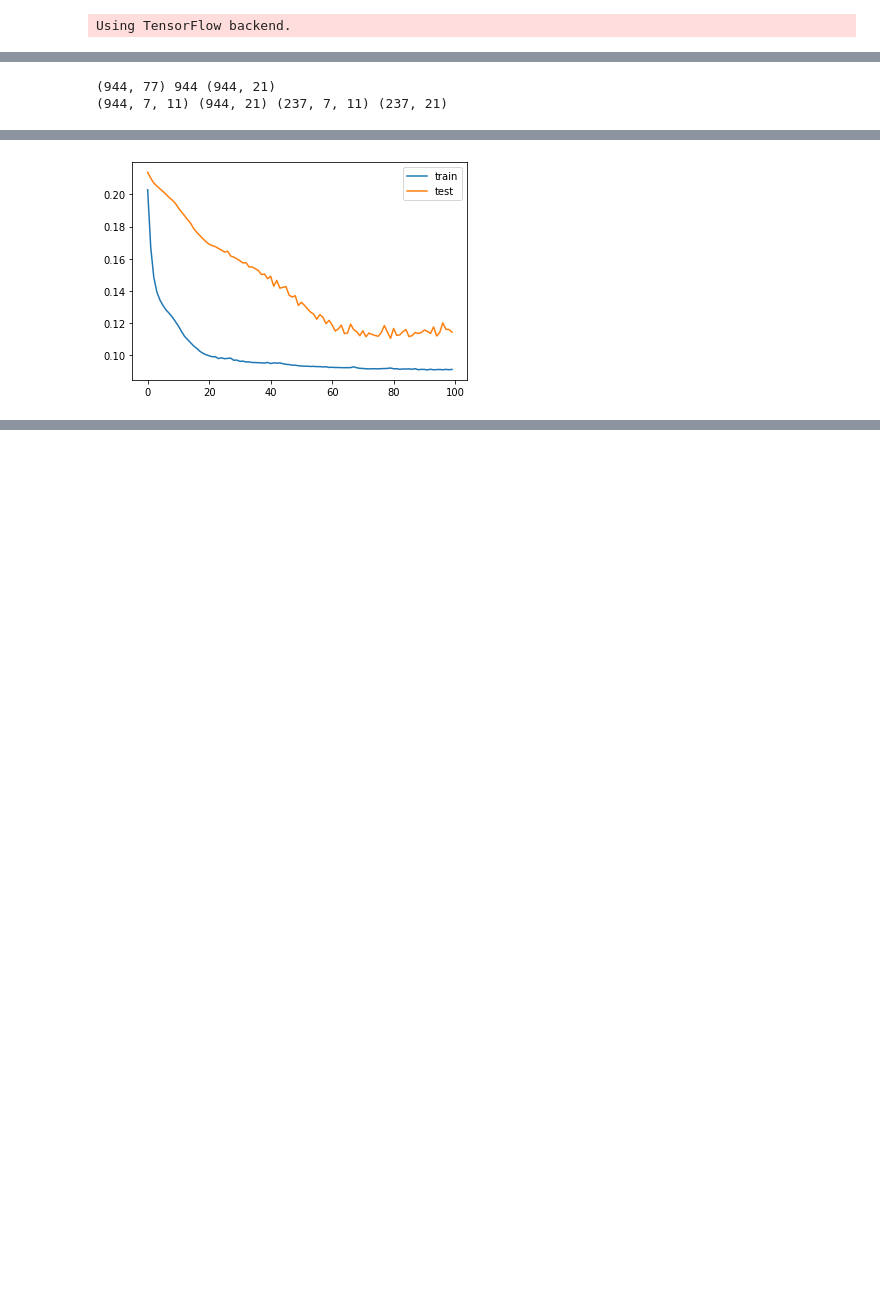
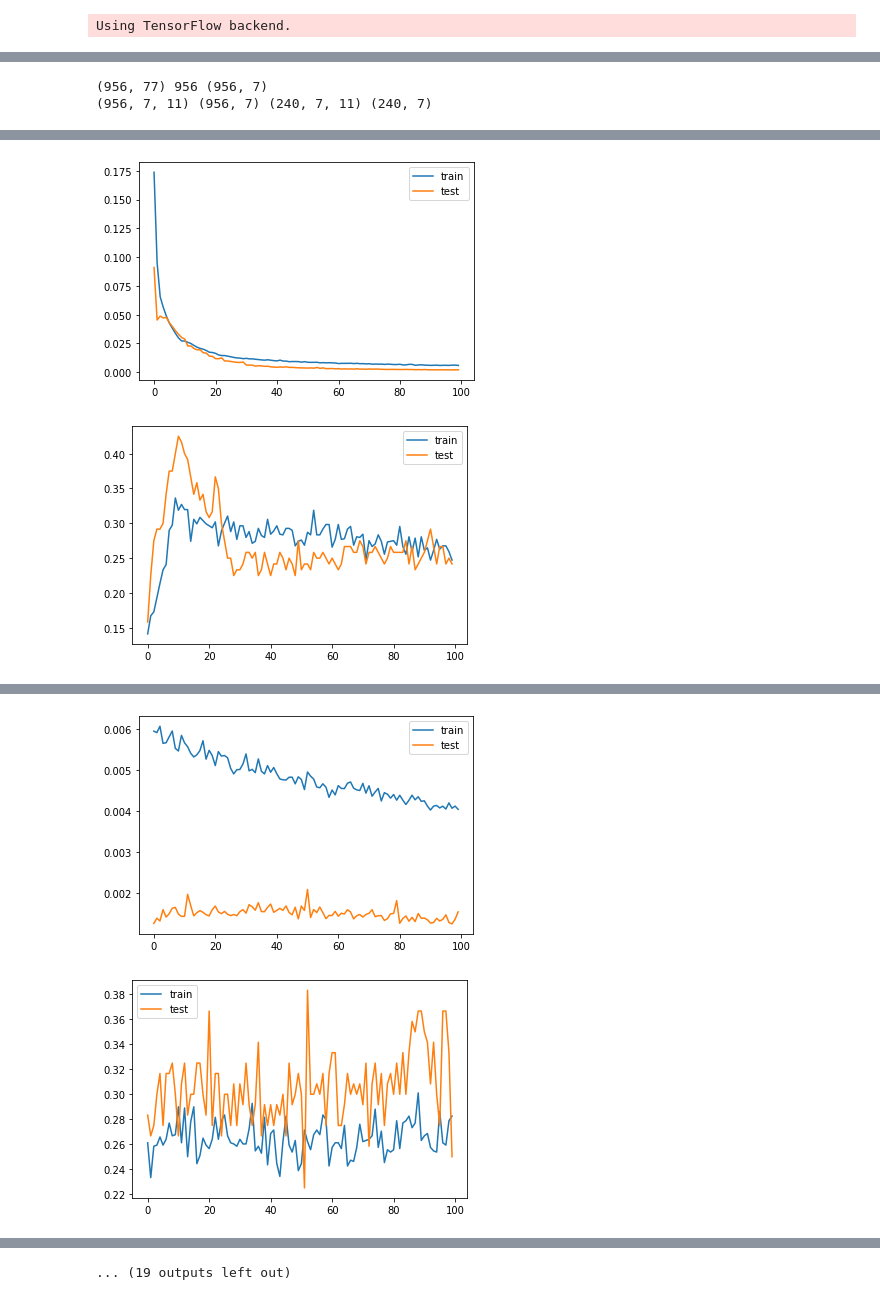
Before and after one commit to Shane-Bowen/fyp_flask_webapp, a Jupyter notebook: notebooks/Recurrent_Neural_Network_Multiple_Timesteps.ipynb, the cells around one changed output, grey strips where cells are left out. Saved outputs shown, nothing was run; the diff lists cells and outputs as text; code cells hidden in the pictures; blank space fills up the shorter version.

Commit message:
added cross-validation

```diff
--- a/notebooks/Recurrent_Neural_Network_Multiple_Timesteps.ipynb
+++ b/notebooks/Recurrent_Neural_Network_Multiple_Timesteps.ipynb
@@ -84,11 +85,7 @@ values = df.values
 # specify the number of days and features
 n_input = 7
 n_features = df.shape[1]
-n_predict = 21
-
-# integer encode direction
-#encoder = LabelEncoder()
-#values[:,3] = encoder.fit_transform(values[:,3])
+n_predict = 7
 
 # ensure all data is float
 values = values.astype('float32')
@@ -106,7 +103,7 @@ print(reframed.shape)
 # split into train and test sets
 values = reframed.values
 
-train_size = int(len(values) * 0.80)
+train_size = int(len(values) * 0.8)
 test_size = len(values) - train_size
 train, test = values[:train_size,:], values[train_size:,:]
 
@@ -117,33 +114,66 @@ train_X, train_y = train[:, :n_obs], train[:, -n_predict_obs::n_features]
 test_X, test_y = test[:, :n_obs], test[:, -n_predict_obs::n_features]
 print(train_X.shape, len(train_X), train_y.shape)
 
+X, y = values[:, :n_obs], values[:, -n_predict_obs::n_features]
+
 # reshape input to be 3D [samples, timesteps, features]
 train_X = train_X.reshape((train_X.shape[0], n_input, n_features))
+X = X.reshape((X.shape[0], n_input, n_features))
 test_X = test_X.reshape((test_X.shape[0], n_input, n_features))
 print(train_X.shape, train_y.shape, test_X.shape, test_y.shape)
 # %% [output]
-(944, 77) 944 (944, 21)
-(944, 7, 11) (944, 21) (237, 7, 11) (237, 21)
+(956, 77) 956 (956, 7)
+(956, 7, 11) (956, 7) (240, 7, 11) (240, 7)
 # %%
 # design LSTM Model
 model = Sequential()
 
-model.add(LSTM(128, input_shape=(train_X.shape[1], train_X.shape[2])))
+model.add(LSTM(32, input_shape=(train_X.shape[1], train_X.shape[2])))
 #model.add(LSTM(128, kernel_regularizer=l2(0.01), recurrent_regularizer=l2(0.01), bias_regularizer=l2(0.01), input_shape=(train_X.shape[1], train_X.shape[2]) ))
-model.add(Dropout(0.1))
-model.add(BatchNormalization())
+model.add(Dropout(0.2))
+#model.add(BatchNormalization())
 
-model.add(Dense(n_predict, kernel_initializer='lecun_uniform', activation='hard_sigmoid'))
+model.add(Dense(n_predict, kernel_initializer='lecun_uniform', activation='relu'))
 
 optimizer = Adam(lr=0.001, decay=1e-6)
-model.compile(loss='mae', optimizer=optimizer, metrics=['accuracy'])
+model.compile(loss='mse', optimizer=optimizer, metrics=['accuracy'])
 
-# fit Model
-history = model.fit(train_X, train_y, epochs=100, batch_size=100, validation_data=(test_X, test_y), verbose=2, shuffle=False)
+num_splits = 10
 
-# plot loss history
-pyplot.plot(history.history['loss'], label='train')
-pyplot.plot(history.history['val_loss'], label='test')
-pyplot.legend()
-pyplot.show()
+# k-fold cross validation
+kf = KFold(n_splits=num_splits)
+kf.get_n_splits(X)
+KFold(n_splits=num_splits, random_state=None, shuffle=False)
+
+# store score & loss for each fold
+score_arr = []
+loss_arr = []
+
+for train_index, test_index in kf.split(X):
+
+    X_train, X_test = X[train_index], X[test_index]
+    y_train, y_test = y[train_index], y[test_index]
+
+    # fit Model
+    history = model.fit(X_train, y_train, epochs=100, batch_size=32, validation_data=(X_test, y_test), verbose=2, shuffle=False)
+    # plot loss history
+    pyplot.plot(history.history['loss'], label='train')
+    pyplot.plot(history.history['val_loss'], label='test')
+    pyplot.legend()
+    pyplot.show()
+
+    # plot loss history
+    pyplot.plot(history.history['accuracy'], label='train')
+    pyplot.plot(history.history['val_accuracy'], label='test')
+    pyplot.legend()
+    pyplot.show()
+
+    # Score model
+    test_X = test_X.reshape((test_X.shape[0], n_input, n_features))
+    loss, score = model.evaluate(test_X, test_y, verbose=0)
+    print('Test loss:%.2f%%' % (loss * 100))
+    print('Test score:%.2f%%' % (score * 100))
+
+    loss_arr.append(loss)
+    score_arr.append(score)
 # %% [output]
@@ -167 +197,2 @@ Epoch 100/100
-[figure, old version]
+[figure, new version]
+[figure, added]
@@ -167,0 +216,2 @@ Epoch 100/100
+[figure, added]
+[figure, added]
@@ -167,0 +256 @@ Epoch 100/100
+... (19 outputs left out)
```
Also changed, not shown: parts of 12 cells of this notebook, 6 other files.
